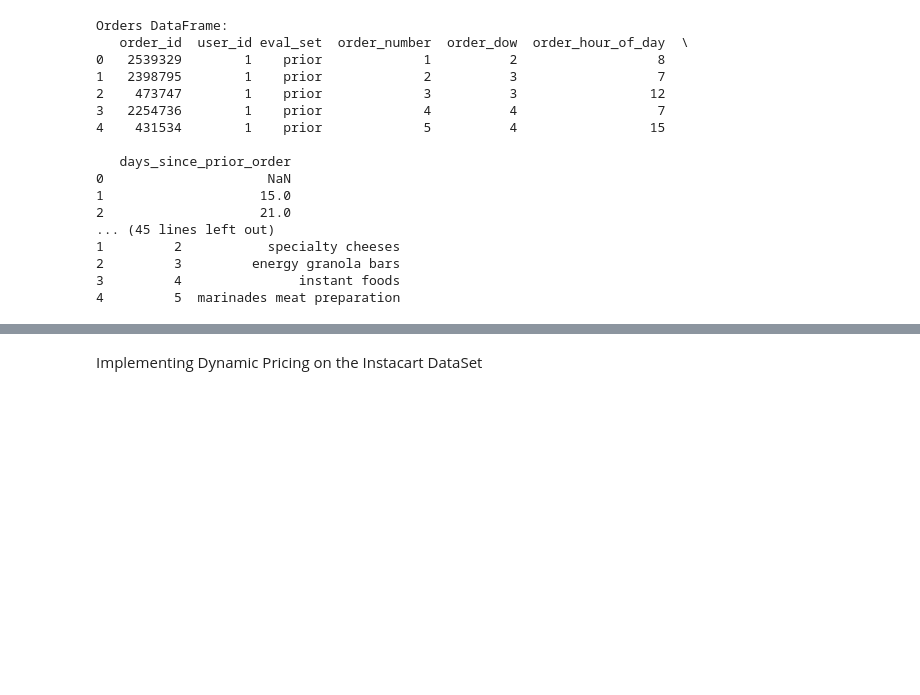
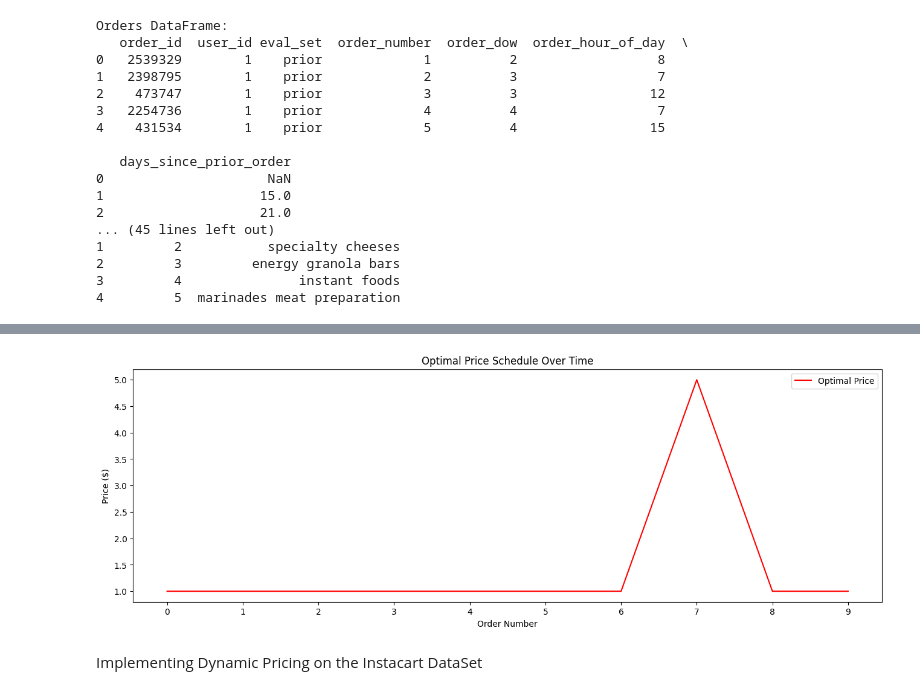
Before and after one commit to kaustavsen93/EMBA_Dynamic_Pricing, a Jupyter notebook: Dynamic_Pricing_online.ipynb, the cells around one changed output, grey strips where cells are left out. Saved outputs shown, nothing was run; the diff lists cells and outputs as text; code cells hidden in the pictures; blank space fills up the shorter version.

```diff
--- a/Dynamic_Pricing_online.ipynb
+++ b/Dynamic_Pricing_online.ipynb
@@ -312,7 +299,7 @@ def demand_function(price, product_id, week_no, day_of_week, customer_segment, p
     return max(0, demand)
 
 
-def profit_response(prices, product_id, user_id, orders_df, products_df, customers_df, unit_cost=0.5):
+def profit_response(prices, orders_df, products_df, customers_df, unit_cost=0.5):
     """Calculates total profit for a given price schedule and user/product."""
     total_profit = 0
 
@@ -355,7 +342,7 @@ def find_optimal_constant_price(price_grid, orders_df, products_df, customers_df
     profits = []
     for p in price_grid:
         prices = np.repeat(p, len(orders_df[orders_df['user_id'] == user_id])) # Price array matching user's order history length.
-        profit = profit_response(prices, product_id, user_id, orders_df, products_df, customers_df)
+        profit = profit_response(prices, orders_df, products_df, customers_df)
         profits.append(profit)
 
     profits = np.array(profits)
@@ -480,51 +366,73 @@ NameError: name 'transactions' is not defined
 # %%
-#Greedy Approach
 import numpy as np
 import matplotlib.pyplot as plt
 
-def find_optimal_price_t(p_baseline, price_grid, t, products_df, customers_df,transactions_df):
-    """Finds the optimal price for time t using a greedy search approach."""
-    p_grid = np.tile(p_baseline, (len(price_grid), 1))  # Create a grid of prices
-    p_grid[:, t] = price_grid  # Modify prices at time t for each row in the grid
 
-    # Calculate profit for each price configuration in the grid
-    profit_grid = np.array([
-        profit_response(p,products_df, customers_df,transactions_df)
-        for p in p_grid
-    ])
+def find_optimal_price_t(p_baseline, price_grid, t, product_id, user_id, orders_df, products_df, customers_df):
+    """Finds the optimal price for time t (order number) using a greedy approach."""
+    p_grid = np.tile(p_baseline, (len(price_grid), 1))
+    p_grid[:, t] = price_grid
 
-    return price_grid[np.argmax(profit_grid)]  # Return the price with the highest profit
+    user_orders_length = len(orders_df[orders_df['user_id'] == user_id])
 
-# Initialize parameters
-T = 10  # Number of time steps (e.g., weeks)
-price_opt_const = 2.0  # Starting price baseline
-price_grid = np.linspace(1.0, 5.0, 10)  # Possible price points (e.g., $1 to $5)
+    profits = []
 
-# Baseline price schedule
-p_opt = np.repeat(price_opt_const, T)
+    for p in p_grid:
+        # Make sure the price array matches the user's order history length
+        p_adjusted = np.resize(p, user_orders_length)  # Resize the price array if needed
+        profit = profit_response(p_adjusted, orders_df, products_df, customers_df)
 
-# Find optimal prices for each time step
-def find_optimal_price_schedule(T, price_grid, products_df, customers_df,transactions_df):
-    """Finds the optimal price schedule over T time steps."""
-    p_opt = np.repeat(price_opt_const, T)  # Initialize price schedule
-    for t in range(T):
-        p_opt[t] = find_optimal_price_t(p_opt, price_grid, t, products_df, customers_df,transactions_df)
+        profits.append(profit)
+
+    return price_grid[np.argmax(np.array(profits))]
+
+
+
+
+
+def find_optimal_price_schedule(T, price_grid, orders_df, products_df, customers_df):
+    """Finds the optimal price schedule over T time steps (orders)."""
+
+
+    user_orders_length = len(orders_df[orders_df['user_id'] == user_id])
+
+    p_opt = np.repeat(price_opt_const, min(T,user_orders_length))  # Initialize with constant price, limit to user history.
+
+
+    for t in range(min(T, user_orders_length)): # Iterate up to T or user's order history length, whichever is smaller
+        p_opt[t] = find_optimal_price_t(p_opt, price_grid, t, product_id, user_id, orders_df, products_df, customers_df)
     return p_opt
 
-# Calculate optimal price schedule
-p_opt = find_optimal_price_schedule(T, price_grid, products, customers, transactions)
 
-# Display results
-achieved_profit = profit_response(p_opt, products, customers, transactions)
+# Example usage:
+T = 10  # Number of time steps (can be more than available orders, will be capped)
+price_opt_const = 2.0  # Initial constant price
+price_grid = np.linspace(1.0, 5.0, 10)
+
+
+
+p_opt = find_optimal_price_schedule(T, price_grid, orders, products, customers)
+
+user_orders_length = len(orders[orders['user_id'] == user_id])
+
+achieved_profit = profit_response(np.resize(p_opt, user_orders_length), orders, products, customers) # Resize price schedule to user's order length
+
+
 print(f"Optimal price schedule: {p_opt}")
 print(f"Achieved profit: {achieved_profit}")
 
-# Plot the optimal price schedule
+# Plotting
 plt.figure(figsize=(16, 5))
 plt.title("Optimal Price Schedule Over Time")
-plt.xlabel("Time Step (e.g., Weeks)")
+plt.xlabel("Order Number")
 plt.ylabel("Price ($)")
-plt.xticks(np.arange(T))
-plt.plot(np.arange(T), p_opt, c='red', label="Optimal Price")
+
+
+plt.xticks(np.arange(len(p_opt)))  # Set x-ticks according to the price schedule length
+plt.plot(np.arange(len(p_opt)), p_opt, c='red', label="Optimal Price")
+
+
+
 plt.legend()
 plt.show()
+# %% [output]
@@ -530,0 +441 @@ plt.show()
+[figure, added]
```
Also changed, not shown: parts of 11 cells of this notebook.
